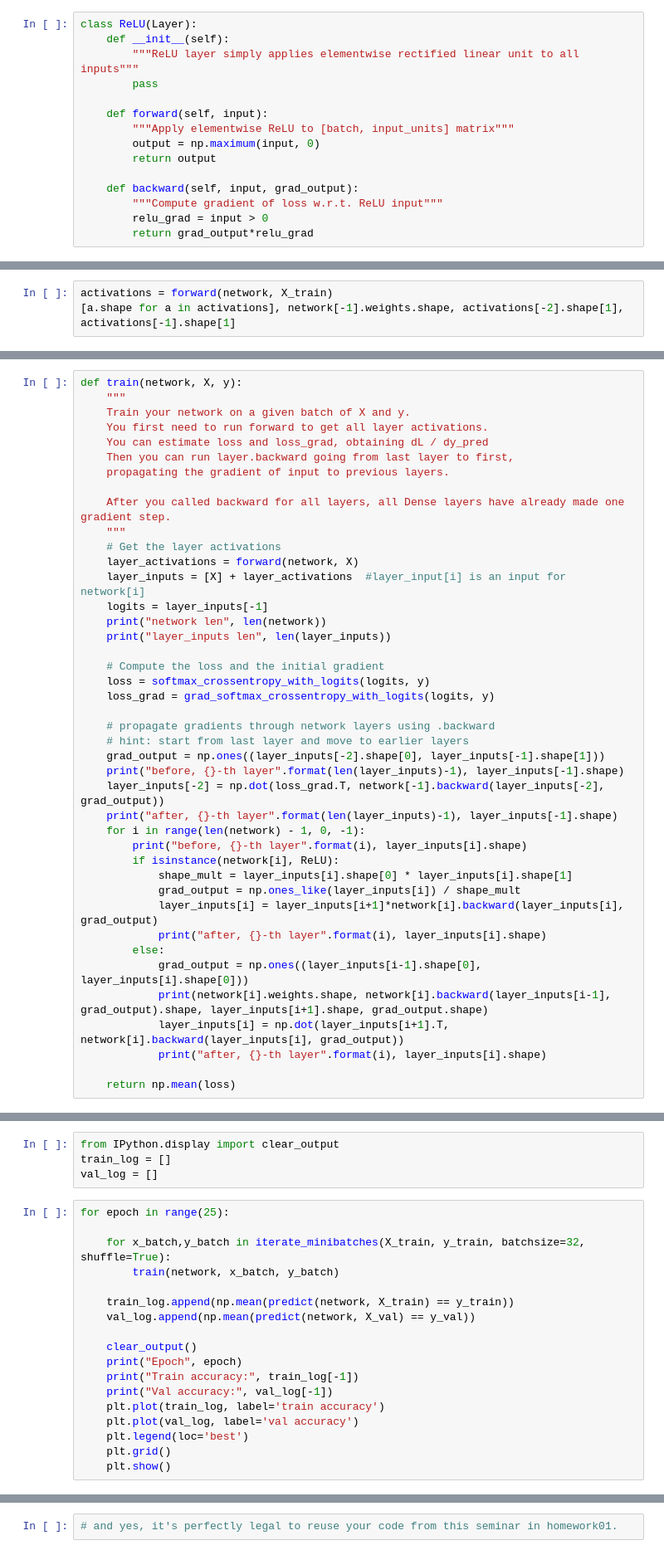
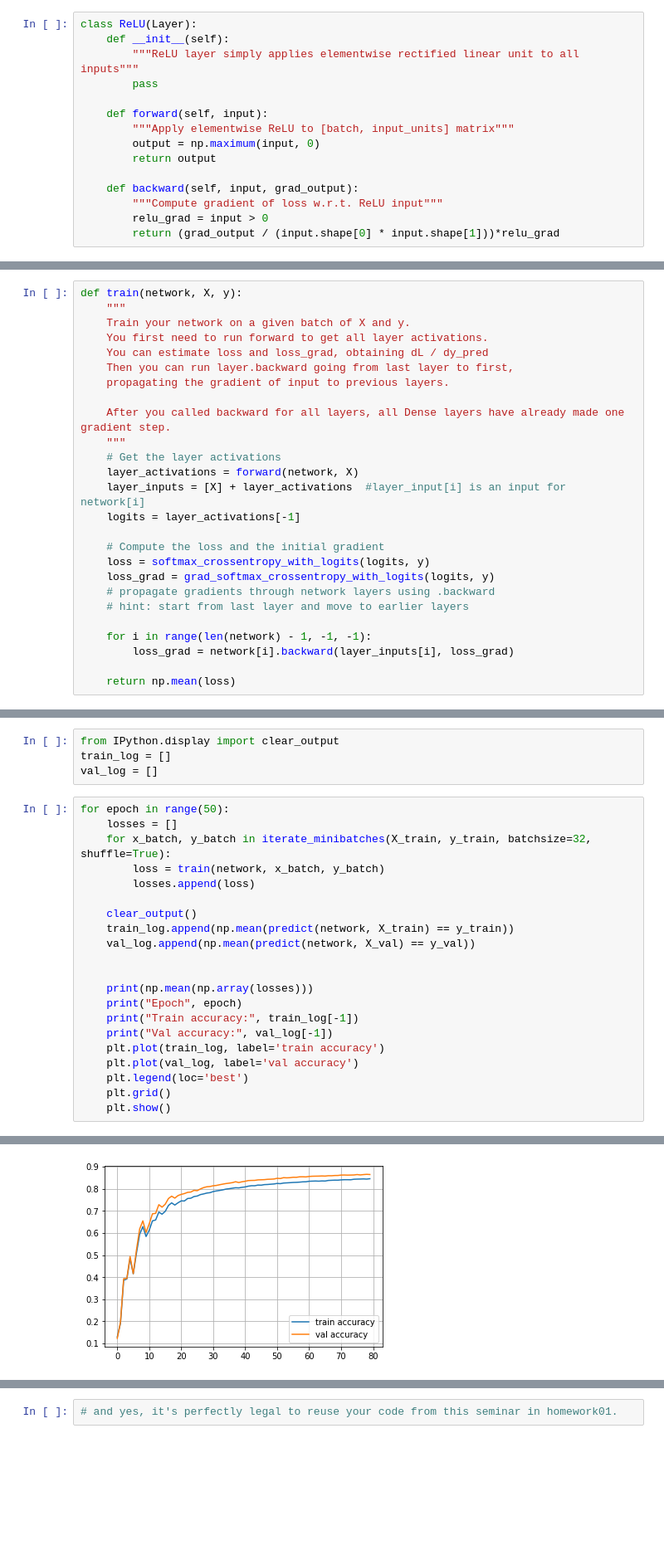
Before and after one commit to nik31096/Practical_DL, a Jupyter notebook: week01_backprop/backprop.ipynb, the cells around one changed output, grey strips where cells are left out. Shown at 83% size. Drawn from its saved outputs; the diff is of its cells as text; blank space fills up the shorter version.

```diff
--- a/week01_backprop/backprop.ipynb
+++ b/week01_backprop/backprop.ipynb
@@ -96,7 +79,7 @@ class ReLU(Layer):
     def backward(self, input, grad_output):
         """Compute gradient of loss w.r.t. ReLU input"""
         relu_grad = input > 0
-        return grad_output*relu_grad
+        return (grad_output / (input.shape[0] * input.shape[1]))*relu_grad
 # %%
 # some tests
 from util import eval_numerical_gradient
@@ -355,6 +333,3 @@ def predict(network, X):
     """
     logits = forward(network, X)[-1]
     return logits.argmax(axis=-1)
-# %%
-activations = forward(network, X_train)
-[a.shape for a in activations], network[-1].weights.shape, activations[-2].shape[1], activations[-1].shape[1]
@@ -381,32 +351,16 @@ def train(network, X, y):
     # Get the layer activations
     layer_activations = forward(network, X)
     layer_inputs = [X] + layer_activations  #layer_input[i] is an input for network[i]
-    logits = layer_inputs[-1]
-    print("network len", len(network))
-    print("layer_inputs len", len(layer_inputs))
+    logits = layer_activations[-1]
 
     # Compute the loss and the initial gradient
     loss = softmax_crossentropy_with_logits(logits, y)
     loss_grad = grad_softmax_crossentropy_with_logits(logits, y)
-
     # propagate gradients through network layers using .backward
     # hint: start from last layer and move to earlier layers
-    grad_output = np.ones((layer_inputs[-2].shape[0], layer_inputs[-1].shape[1]))
-    print("before, {}-th layer".format(len(layer_inputs)-1), layer_inputs[-1].shape)
-    layer_inputs[-2] = np.dot(loss_grad.T, network[-1].backward(layer_inputs[-2], grad_output))
-    print("after, {}-th layer".format(len(layer_inputs)-1), layer_inputs[-1].shape)
-    for i in range(len(network) - 1, 0, -1):
-        print("before, {}-th layer".format(i), layer_inputs[i].shape)
-        if isinstance(network[i], ReLU):
-            shape_mult = layer_inputs[i].shape[0] * layer_inputs[i].shape[1]
-            grad_output = np.ones_like(layer_inputs[i]) / shape_mult
-            layer_inputs[i] = layer_inputs[i+1]*network[i].backward(layer_inputs[i], grad_output)
-            print("after, {}-th layer".format(i), layer_inputs[i].shape)
-        else:
-            grad_output = np.ones((layer_inputs[i-1].shape[0], layer_inputs[i].shape[0]))
-            print(network[i].weights.shape, network[i].backward(layer_inputs[i-1], grad_output).shape, layer_inputs[i+1].shape, grad_output.shape)
-            layer_inputs[i] = np.dot(layer_inputs[i+1].T, network[i].backward(layer_inputs[i], grad_output))
-            print("after, {}-th layer".format(i), layer_inputs[i].shape)
+
+    for i in range(len(network) - 1, -1, -1):
+        loss_grad = network[i].backward(layer_inputs[i], loss_grad)
 
     return np.mean(loss)
 # %% [markdown]
@@ -434,15 +388,18 @@ from IPython.display import clear_output
 train_log = []
 val_log = []
 # %%
-for epoch in range(25):
+for epoch in range(50):
+    losses = []
+    for x_batch, y_batch in iterate_minibatches(X_train, y_train, batchsize=32, shuffle=True):
+        loss = train(network, x_batch, y_batch)
+        losses.append(loss)
 
-    for x_batch,y_batch in iterate_minibatches(X_train, y_train, batchsize=32, shuffle=True):
-        train(network, x_batch, y_batch)
-
+    clear_output()
     train_log.append(np.mean(predict(network, X_train) == y_train))
     val_log.append(np.mean(predict(network, X_val) == y_val))
 
-    clear_output()
+
+    print(np.mean(np.array(losses)))
     print("Epoch", epoch)
     print("Train accuracy:", train_log[-1])
     print("Val accuracy:", val_log[-1])
@@ -461,3 +416,4 @@ ValueError: shapes (200,32) and (10,10) not aligned: 32 (dim 1) != 10 (dim 0)
+[figure, added]
 # %% [markdown]
 __What should you see:__ `train accuracy` should increase to near-100%. Val accuracy will also increase, allbeit to a smaller value.
 
```
Also changed, not shown: parts of 11 cells of this notebook.
